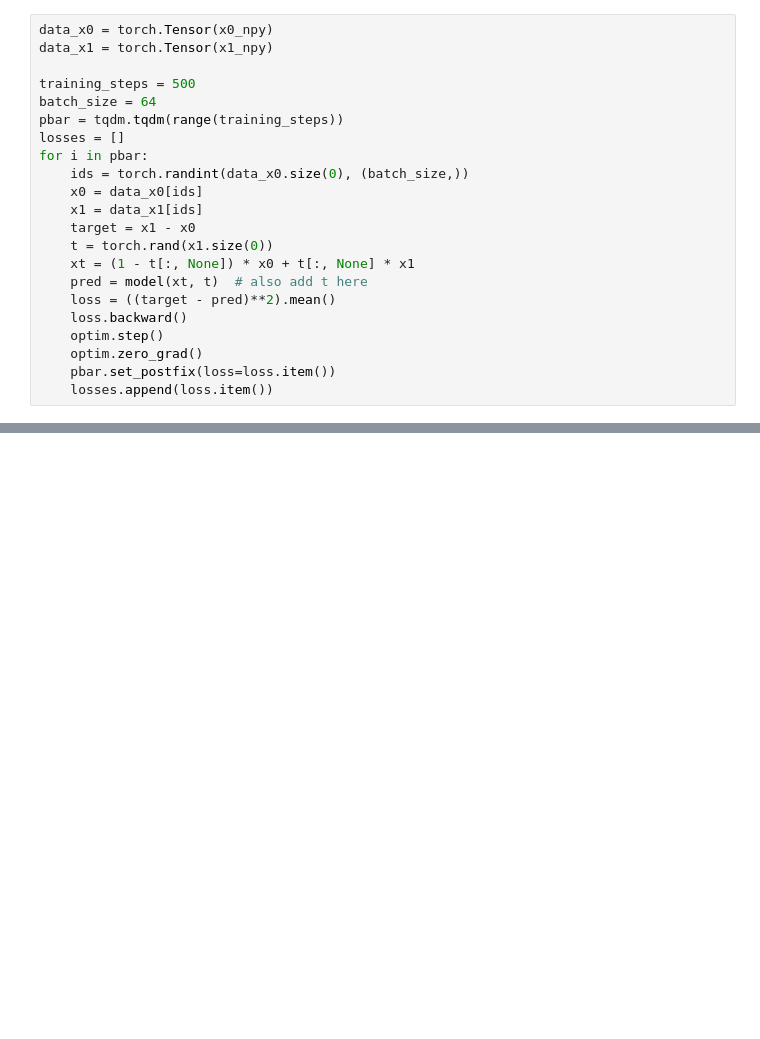
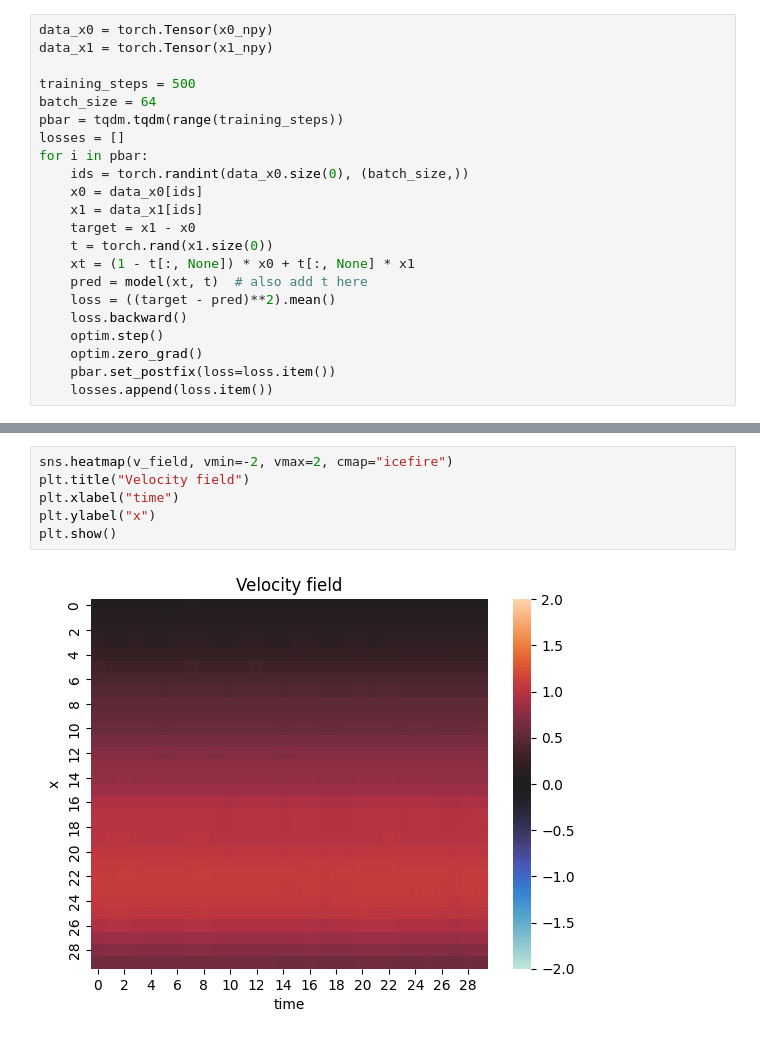
Before and after one commit to SFGLab/FlowMovie, a Jupyter notebook: notebooks/FM_test.ipynb, the cells around one changed output, grey strips where cells are left out. Drawn from its saved outputs; the diff is of its cells as text; blank space fills up the shorter version.

```diff
--- a/notebooks/FM_test.ipynb
+++ b/notebooks/FM_test.ipynb
@@ -83,0 +116,8 @@ plt.show()
+# %%
+sns.heatmap(v_field, vmin=-2, vmax=2, cmap="icefire")
+plt.title("Velocity field")
+plt.xlabel("time")
+plt.ylabel("x")
+plt.show()
+# %% [output]
+[figure, added]
```
Also changed, not shown: parts of 7 cells of this notebook, 1 other file.
